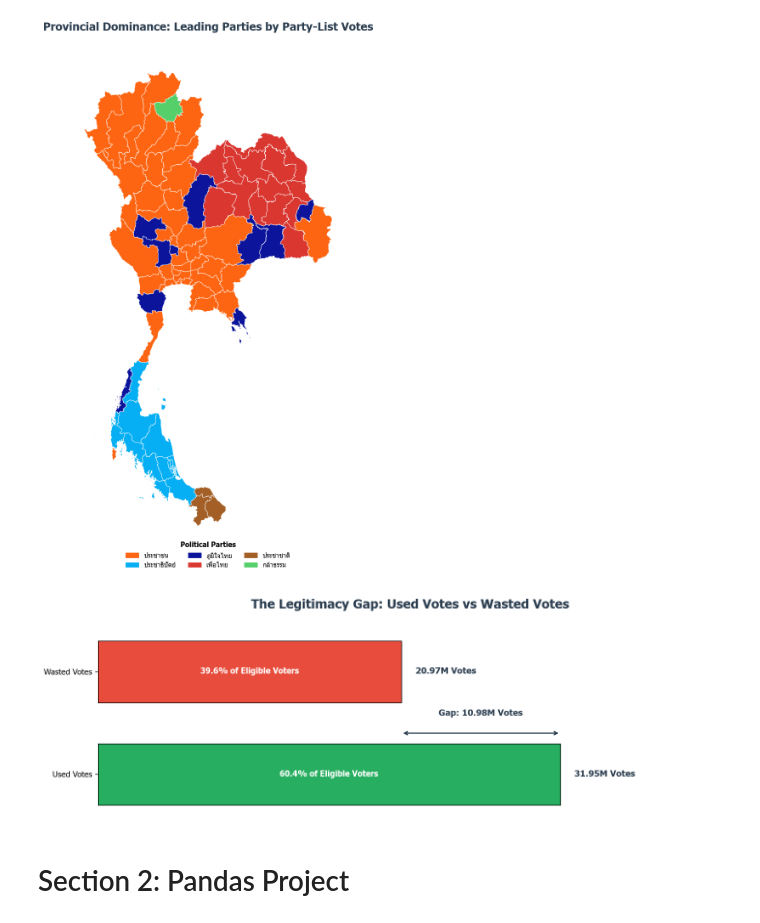
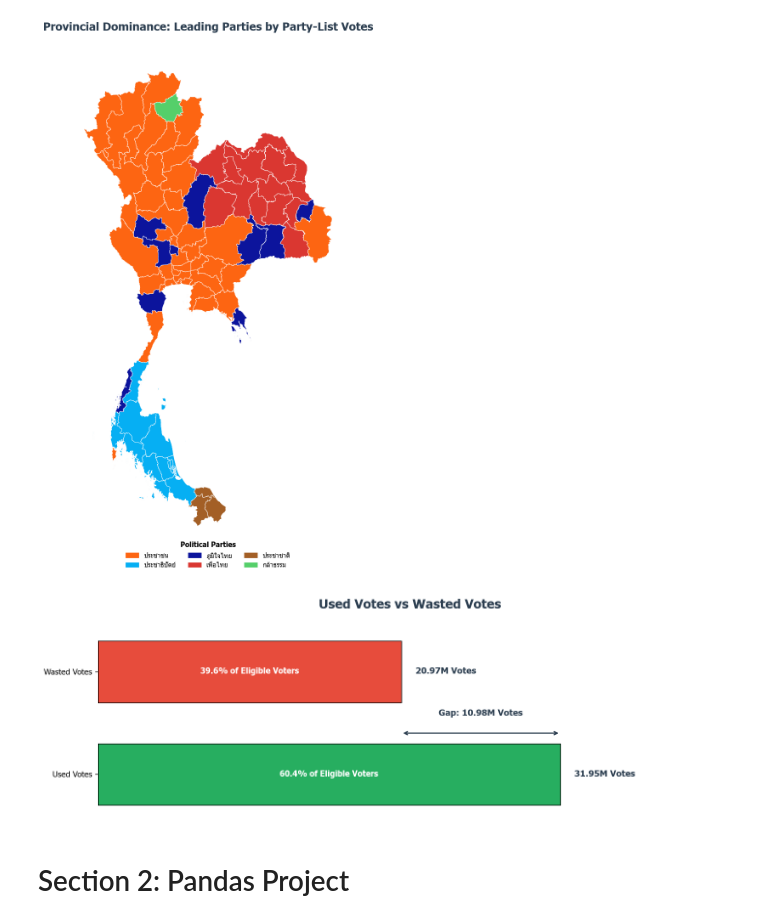
Before and after one commit to Gorszet/DADS5001_Election_2569, a Jupyter notebook: election_analysis69.ipynb, the cells around one changed output. Cells and saved outputs as stored; diff of their text form; code cells hidden in the pictures.

Commit message:
change image

```diff
--- a/election_analysis69.ipynb
+++ b/election_analysis69.ipynb
@@ -716,36 +716,36 @@ BG_COLOR = '#ffffff'
 fig, ax = plt.subplots(figsize=(12, 4), facecolor=BG_COLOR)
 ax.set_facecolor(BG_COLOR)
 
 bars = ax.barh(categories, values, color=colors, edgecolor='black', linewidth=0.8, height=0.6)
 
 max_val = max(values)
 for i, bar in enumerate(bars):
     width = bar.get_width()
     ax.text(width + (max_val * 0.03), i, f'{width/1e6:.2f}M Votes',
             va='center', fontsize=11, fontweight='bold', color='#2c3e50')
     share = (width / total_eligible) * 100
     ax.text(width/2, i, f'{share:.1f}% of Eligible Voters',
             ha='center', va='center', color='white', fontweight='bold', fontsize=10)
 
 ax.annotate('', xy=(ghost_total, 0.4), xytext=(valid_total, 0.4),
              arrowprops=dict(arrowstyle='<->', color='#2c3e50', lw=1.5))
 ax.text((valid_total + ghost_total)/2, 0.55, f'Gap: {gap/1e6:.2f}M Votes',
          ha='center', va='bottom', fontweight='bold', color='#2c3e50', fontsize=11)
 
-plt.title('The Legitimacy Gap: Used Votes vs Wasted Votes',
+plt.title('Used Votes vs Wasted Votes',
           fontsize=16, fontweight='bold', pad=30, color='#2c3e50', x=0.5, loc='center')
 
 ax.set_xlim(0, max_val * 1.35)
 ax.xaxis.set_visible(False)
 ax.spines[['top', 'right', 'bottom', 'left']].set_visible(False)
 
 plt.subplots_adjust(left=0.3, right=0.8)
 plt.grid(False)
 plt.tight_layout()
-# plt.savefig('1.8 used votes vs wates vote.png', dpi=120)
+plt.savefig('1.8 used votes vs wasted vote.png', dpi=120)
 plt.show()
 # %% [output]
-[figure, old version]
+[figure, new version]
 # %% [markdown]
 # Section 2: Pandas Project
 # %%
```
Also changed, not shown: 2 other files.
